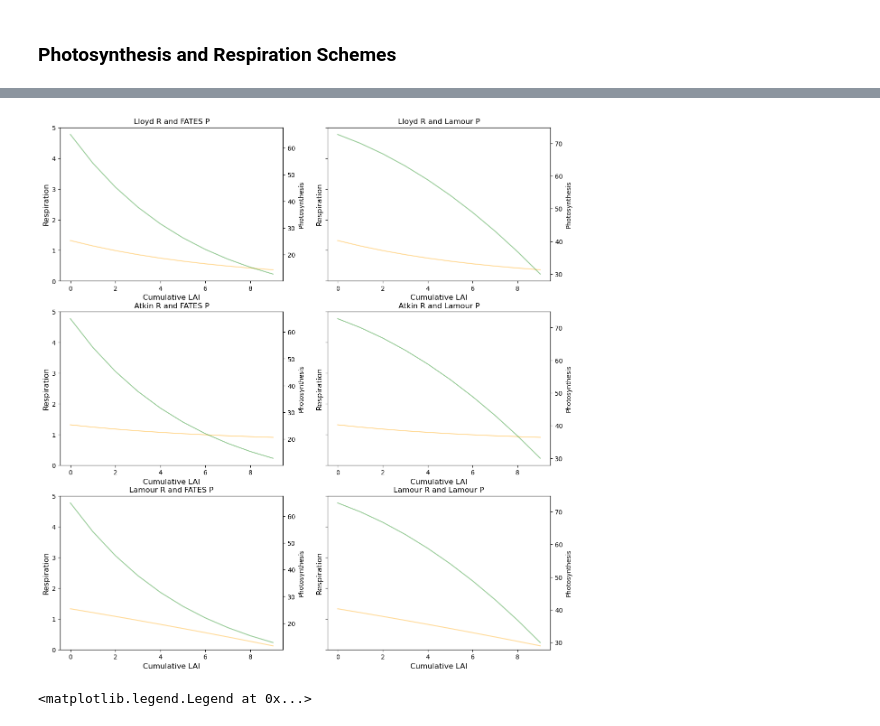
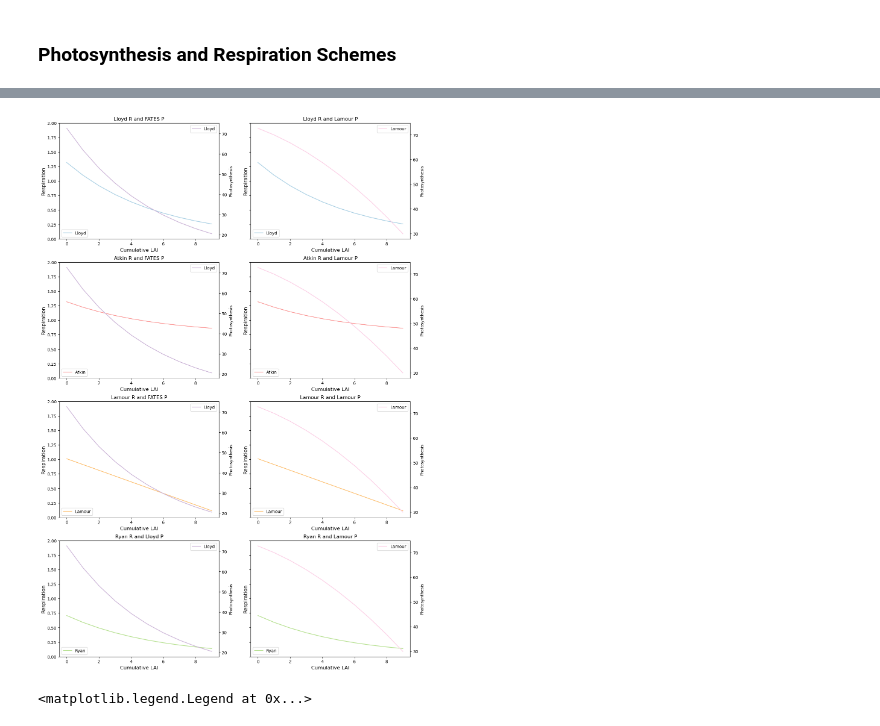
Before and after one commit to dey3434/suli_internship, a Jupyter notebook: SULI Project - Benchmarking and Testing.ipynb, the cells around one changed output, grey strips where cells are left out. Cells and saved outputs as stored; diff of their text form; code cells hidden in the pictures.

Commit message:
updated lost code and changed plot colors

```diff
--- a/SULI Project - Benchmarking and Testing.ipynb
+++ b/SULI Project - Benchmarking and Testing.ipynb
@@ -147,0 +137,6 @@ print(optimizedParameters)
+# %%
+paired = cm.get_cmap('Paired', 10)
+colormap = paired(range(10))
+
+set3 = cm.get_cmap('Set3', 11)
+colormap2 = set3(range(11))
@@ -354,7 +357,7 @@ vcmax = vcmax / (1 + pow(math.e, (0.3*(veg_tempk-(tfrz+40)))))
 vcmax_lloyd = vcmax
 
 #julien's photosynthesis model
-nscaler_lamour = 1.11894356 + (-0.0376549 * lai) + (-0.00393463 * lai**2)
+nscaler_lamour = 1.11894356 + (-0.0376549 * cumulative_lai) + (-0.00393463 * cumulative_lai**2)
 vcmax25_lamour = vcmax25top * nscaler_lamour
 vcmax_lamour = vcmax25_lamour * 2.**((veg_tempk - (tfrz + 25.)) / 10.)
 vcmax_lamour = vcmax_lamour / (1. + np.exp( 0.2 * ((tfrz + 15.) - veg_tempk ) ))
@@ -364,65 +367,97 @@ offset = vcmax_lamour[0] - vcmax_lloyd[0]
 
 vcmax_lloyd = vcmax_lloyd + offset
 
-fig1, ((f1ax0, f1ax1), (f1ax2, f1ax3), (f1ax4, f1ax5), (f1ax6, f1x7)) = plt.subplots(nrows=3, ncols=2, figsize=(14, 15), sharey=True)
+fig1, ((f1ax0, f1ax1), (f1ax2, f1ax3), (f1ax4, f1ax5), (f1ax6, f1ax7)) = plt.subplots(nrows=4, ncols=2, figsize=(15, 23), sharey=True)
 
 #respiration curves
-f1ax0.plot(cumulative_lai, lmr_lloyd, color='orange', label='Lloyd', alpha=0.4)
-f1ax1.plot(cumulative_lai, lmr_lloyd, color='orange', label='Lloyd', alpha=0.4)
-f1ax2.plot(cumulative_lai, lmr_atkin, color='orange', label='Atkin', alpha=0.4)
-f1ax3.plot(cumulative_lai, lmr_atkin, color='orange', label='Atkin', alpha=0.4)
-f1ax4.plot(cumulative_lai, lmr_lamour, color='orange', label='Lamour', alpha=0.4)
-f1ax5.plot(cumulative_lai, lmr_lamour, color='orange', label='Lamour', alpha=0.4)
-f1ax4.plot(cumulative_lai, lmr_lamour, color='orange', label='Lamour', alpha=0.4)
-f1ax5.plot(cumulative_lai, lmr_lamour, color='orange', label='Lamour', alpha=0.4)
+f1ax0.plot(cumulative_lai, lmr_lloyd, color=colormap[0], label='Lloyd')
+f1ax1.plot(cumulative_lai, lmr_lloyd, color=colormap[0], label='Lloyd')
+f1ax2.plot(cumulative_lai, lmr_atkin, color=colormap[3], label='Atkin')
+f1ax3.plot(cumulative_lai, lmr_atkin, color=colormap[3], label='Atkin')
+f1ax4.plot(cumulative_lai, lmr_lamour, color=colormap[5], label='Lamour')
+f1ax5.plot(cumulative_lai, lmr_lamour, color=colormap[5], label='Lamour')
+f1ax6.plot(cumulative_lai, lmr_ryan, color=colormap[2], label='Ryan')
+f1ax7.plot(cumulative_lai, lmr_ryan, color=colormap[2], label='Ryan')
 
 #photosynthesis curves
 f1ax0a = f1ax0.twinx()
-f1ax0a.plot(cumulative_lai, fvcmax, color='green', label='fates', alpha=0.4)
+f1ax0a.plot(cumulative_lai, vcmax_lloyd, color=colormap[6], label='Lloyd')
 f1ax1a = f1ax1.twinx()
-f1ax1a.plot(cumulative_lai, lamourp, color='green', label='fates', alpha=0.4)
+f1ax1a.plot(cumulative_lai, vcmax_lamour, color=colormap2[6], label='Lamour')
 f1ax2a = f1ax2.twinx()
-f1ax2a.plot(cumulative_lai, fvcmax, color='green', label='fates', alpha=0.4)
+f1ax2a.plot(cumulative_lai, vcmax_lloyd, color=colormap[6], label='Lloyd')
 f1ax3a = f1ax3.twinx()
-f1ax3a.plot(cumulative_lai, lamourp, color='green', label='fates', alpha=0.4)
+f1ax3a.plot(cumulative_lai, vcmax_lamour, color=colormap2[6], label='Lamour')
 f1ax4a = f1ax4.twinx()
-f1ax4a.plot(cumulative_lai, fvcmax, color='green', label='fates', alpha=0.4)
+f1ax4a.plot(cumulative_lai, vcmax_lloyd, color=colormap[6], label='Lloyd')
 f1ax5a = f1ax5.twinx()
-f1ax5a.plot(cumulative_lai, lamourp, color='green', label='fates', alpha=0.4)
+f1ax5a.plot(cumulative_lai, vcmax_lamour, color=colormap2[6], label='Lamour')
+f1ax6a = f1ax6.twinx()
+f1ax6a.plot(cumulative_lai, vcmax_lloyd, color=colormap[6], label='Lloyd')
+f1ax7a = f1ax7.twinx()
+f1ax7a.plot(cumulative_lai, vcmax_lamour, color=colormap2[6], label='Lamour')
 
 f1ax0.set_title(r'Lloyd R and FATES P', fontsize=12)
 f1ax0.set_ylabel(r'Respiration', fontsize=12)
-f1ax0.set_ylim(0, 5)
+f1ax0.set_ylim(0, 2)
 f1ax0a.set_ylabel(r'Photosynthesis')
 f1ax0.set_xlabel(r'Cumulative LAI', fontsize=12)
+f1ax0a.legend(loc="upper right")
+f1ax0.legend(loc='lower left')
 
 f1ax1.set_title(r'Lloyd R and Lamour P', fontsize=12)
 f1ax1.set_ylabel(r'Respiration', fontsize=12)
-f1ax1.set_ylim(0, 5)
+f1ax1.set_ylim(0, 2)
 f1ax1a.set_ylabel(r'Photosynthesis')
 f1ax1.set_xlabel(r'Cumulative LAI', fontsize=12)
+f1ax1a.legend(loc="upper right")
+f1ax1.legend(loc='lower left')
 
 f1ax2.set_title(r'Atkin R and FATES P', fontsize=12)
 f1ax2.set_ylabel(r'Respiration', fontsize=12)
-f1ax2.set_ylim(0, 5)
+f1ax2.set_ylim(0, 2)
 f1ax2a.set_ylabel(r'Photosynthesis')
 f1ax2.set_xlabel(r'Cumulative LAI', fontsize=12)
+f1ax2a.legend(loc="upper right")
+f1ax2.legend(loc='lower left')
 
 f1ax3.set_title(r'Atkin R and Lamour P', fontsize=12)
 f1ax3.set_ylabel(r'Respiration', fontsize=12)
-f1ax3.set_ylim(0, 5)
+f1ax3.set_ylim(0, 2)
 f1ax3a.set_ylabel(r'Photosynthesis')
 f1ax3.set_xlabel(r'Cumulative LAI', fontsize=12)
+f1ax3a.legend(loc="upper right")
+f1ax3.legend(loc='lower left')
 
 f1ax4.set_title(r'Lamour R and FATES P', fontsize=12)
 f1ax4.set_ylabel(r'Respiration', fontsize=12)
-f1ax4.set_ylim(0, 5)
+f1ax4.set_ylim(0, 2)
 f1ax4a.set_ylabel(r'Photosynthesis')
 f1ax4.set_xlabel(r'Cumulative LAI', fontsize=12)
+f1ax4a.legend(loc="upper right")
+f1ax4.legend(loc='lower left')
 
 f1ax5.set_title(r'Lamour R and Lamour P', fontsize=12)
 f1ax5.set_ylabel(r'Respiration', fontsize=12)
-f1ax5.set_ylim(0, 5)
+f1ax5.set_ylim(0, 2)
 f1ax5a.set_ylabel(r'Photosynthesis')
 f1ax5.set_xlabel(r'Cumulative LAI', fontsize=12)
+f1ax5a.legend(loc="upper right")
+f1ax5.legend(loc='lower left')
+
+f1ax6.set_title(r'Ryan R and Lloyd P', fontsize=12)
+f1ax6.set_ylabel(r'Respiration', fontsize=12)
+f1ax6.set_ylim(0, 2)
+f1ax6a.set_ylabel(r'Photosynthesis')
+f1ax6.set_xlabel(r'Cumulative LAI', fontsize=12)
+f1ax6a.legend(loc="upper right")
+f1ax6.legend(loc='lower left')
+
+f1ax7.set_title(r'Ryan R and Lamour P', fontsize=12)
+f1ax7.set_ylabel(r'Respiration', fontsize=12)
+f1ax7.set_ylim(0, 2)
+f1ax7a.set_ylabel(r'Photosynthesis')
+f1ax7.set_xlabel(r'Cumulative LAI', fontsize=12)
+f1ax7a.legend(loc="upper right")
+f1ax7.legend(loc='lower left')
 # %% [output]
@@ -430,4 +465,4 @@ Text(0.5, 0, 'Cumulative LAI')
-[figure, old version]
+[figure, new version]
 # %%
 ninst = len(bcie3.variables['lon'])
 bcisw = [4, 5, 10, 10, 10, 10, 50, 100, 300]
```
Also changed, not shown: parts of 10 cells of this notebook.
